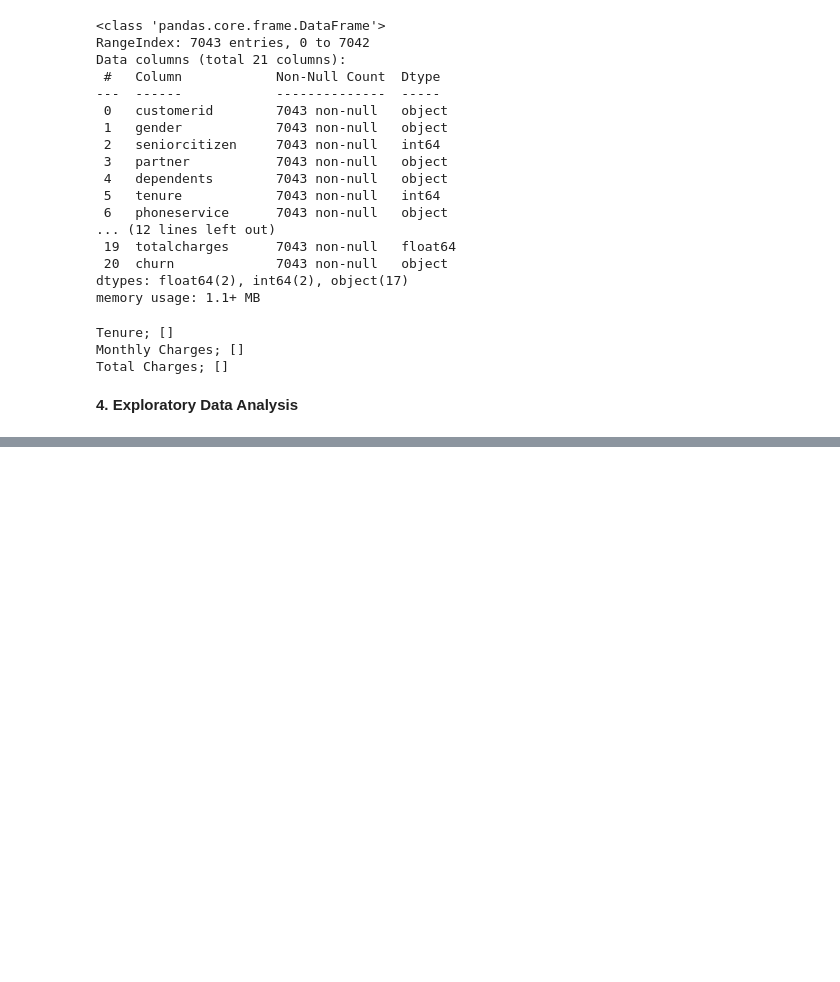
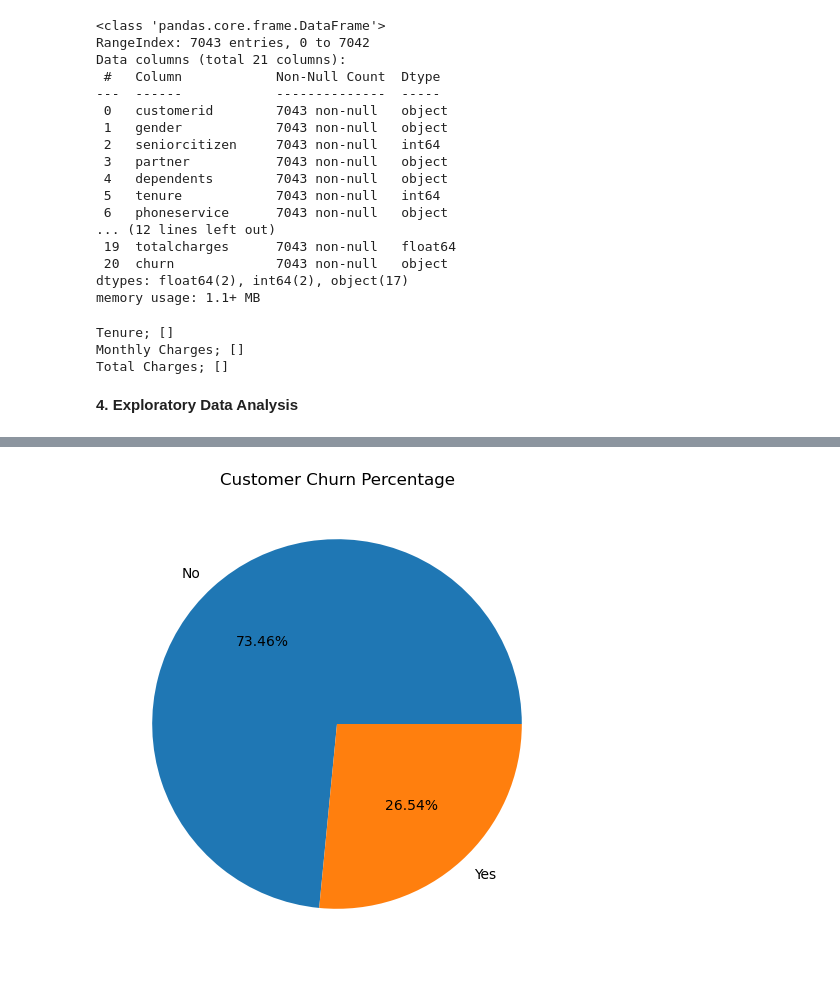
Before and after one commit to Sam1522/Lux-Dev_Projects, a Jupyter notebook: Predicting Telecom Company Customer Churn.ipynb, the cells around one changed output, grey strips where cells are left out. Cells and saved outputs as stored; diff of their text form; code cells hidden in the pictures; blank space fills up the shorter version.

```diff
--- a/Predicting Telecom Company Customer Churn.ipynb
+++ b/Predicting Telecom Company Customer Churn.ipynb
@@ -337,0 +350,8 @@ AttributeError: module 'matplotlib.pyplot' has no attribute 'barplot'
+# %%
+#Customer Churn pie chart
+plt.figure(figsize=(10, 6))
+plt.pie(df['churn'].value_counts(), labels=['No','Yes'],autopct='%1.2f%%' )
+plt.title('Customer Churn Percentage')
+plt.show()
+# %% [output]
+[figure, added]
```
Also changed, not shown: parts of 5 cells of this notebook.
